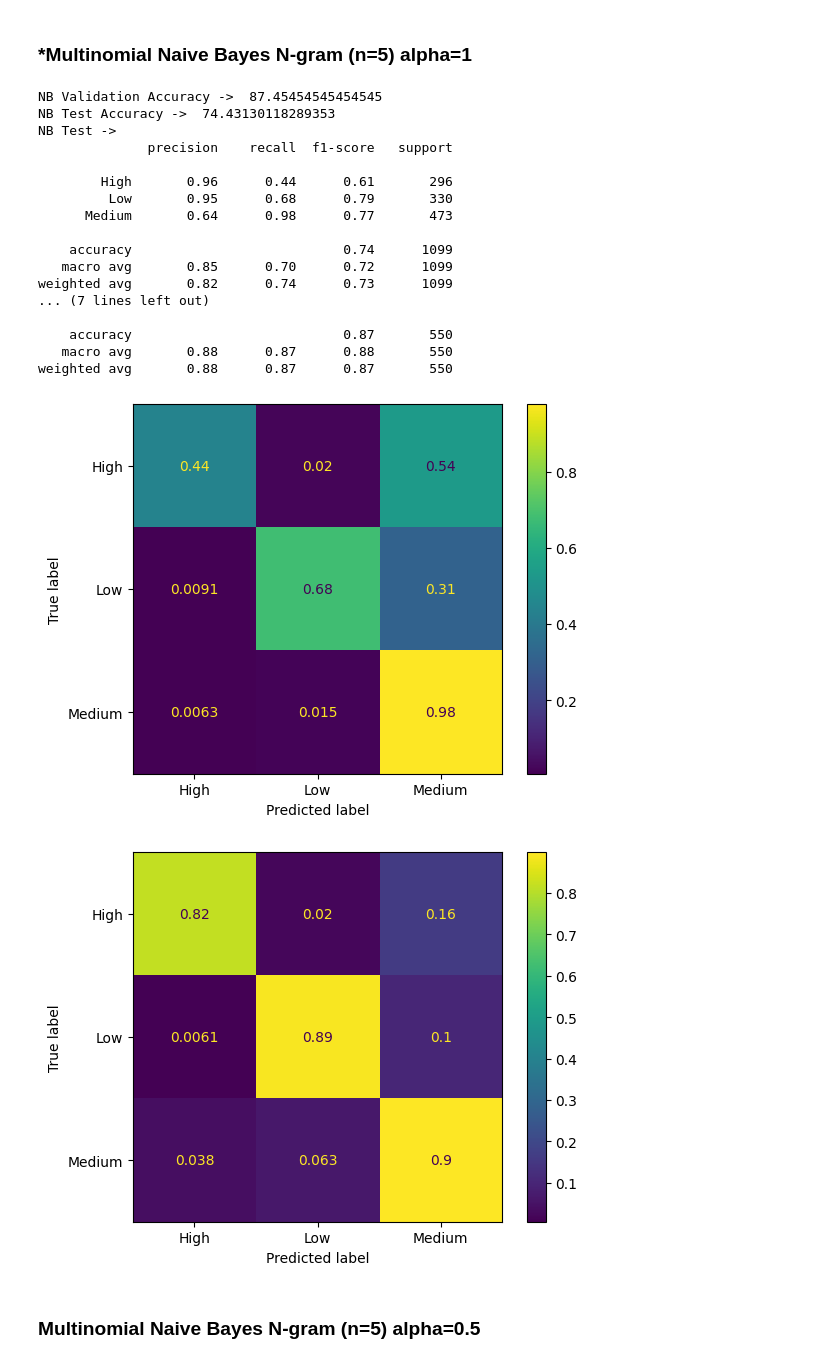
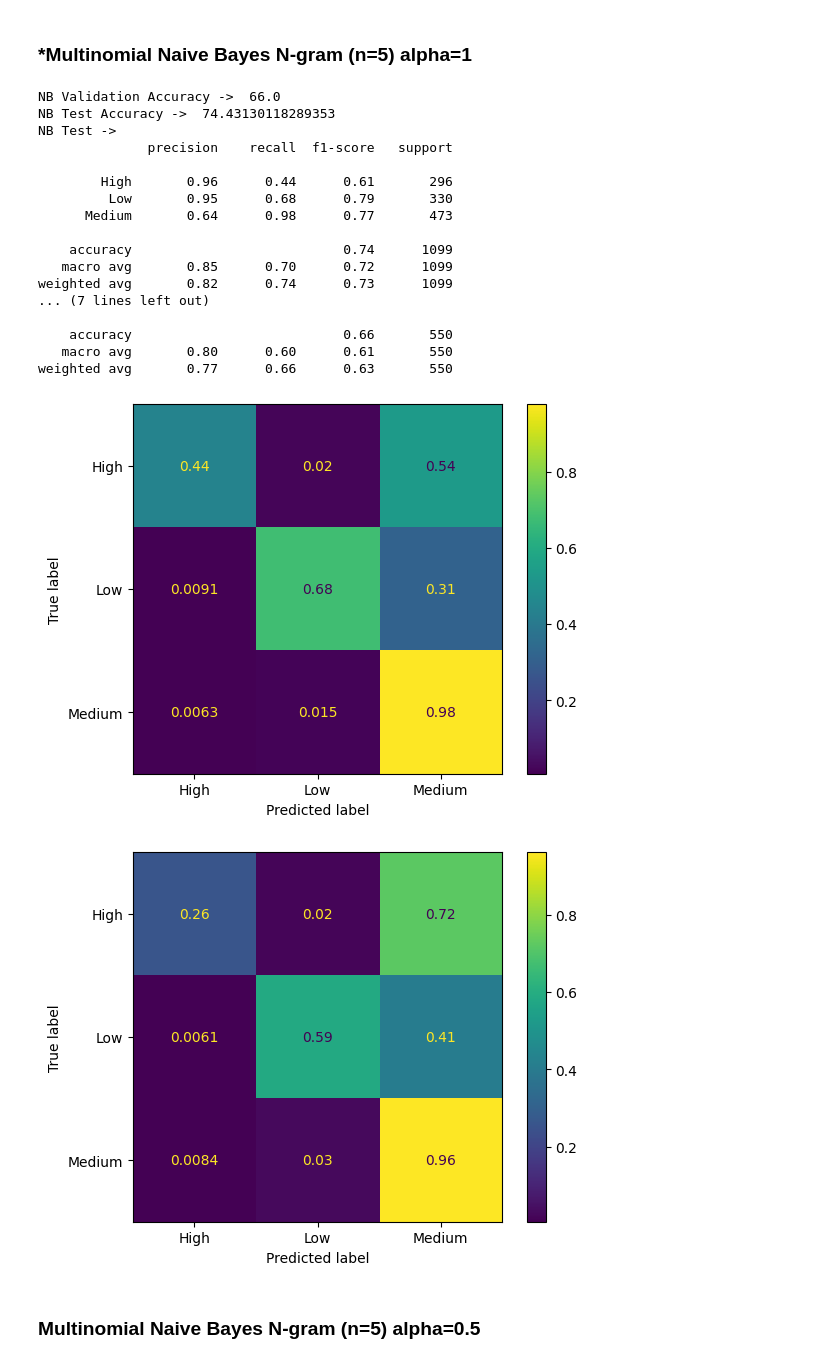
Before and after one commit to shanushka/salary-pred, a Jupyter notebook: LR__Naive_Bayes.ipynb, the cells around one changed output. Drawn from its saved outputs; the diff is of its cells as text; code cells hidden in the pictures.

Commit message:
Naive Bayes for validation and test sets.

```diff
--- a/LR__Naive_Bayes.ipynb
+++ b/LR__Naive_Bayes.ipynb
@@ -280,7 +280,7 @@ from sklearn.pipeline import Pipeline
 nb = MultinomialNB(alpha=1, fit_prior=True)
 nb.fit(train_X_tfidf,y_train)
 nb_pred = nb.predict(test_X_tfidf)
-nbv1_pred = lr.predict(val_X_tfidf)
+nbv1_pred = nb.predict(val_X_tfidf)
 
 print("NB Validation Accuracy -> ",accuracy_score(nbv1_pred, val_Y)*100)
 print("NB Test Accuracy -> ",accuracy_score(nb_pred, y_test)*100)
@@ -288,38 +288,38 @@ print("NB Test Accuracy -> ",accuracy_score(nb_pred, y_test)*100)
 print("NB Test -> ")
 print(classification_report(y_test, nb_pred))
 print("NB Validation -> ")
 print(classification_report(val_Y, nbv1_pred))
 
 nb_cm = confusion_matrix(y_test, nb_pred, normalize="true")
 nbv_cm = confusion_matrix(val_Y, nbv1_pred, normalize="true")
 
 display = ConfusionMatrixDisplay(confusion_matrix=nb_cm, display_labels=nb.classes_)
 display.plot()
 plt.show()
 
 display = ConfusionMatrixDisplay(confusion_matrix=nbv_cm, display_labels=nb.classes_)
 display.plot()
 plt.show()
 # %% [output]
-NB Validation Accuracy ->  87.45454545454545
+NB Validation Accuracy ->  66.0
 NB Test Accuracy ->  74.43130118289353
 NB Test ->
               precision    recall  f1-score   support
 
         High       0.96      0.44      0.61       296
          Low       0.95      0.68      0.79       330
       Medium       0.64      0.98      0.77       473
 
     accuracy                           0.74      1099
    macro avg       0.85      0.70      0.72      1099
 weighted avg       0.82      0.74      0.73      1099
 ... (7 lines left out)
 
-    accuracy                           0.87       550
-   macro avg       0.88      0.87      0.88       550
-weighted avg       0.88      0.87      0.87       550
+    accuracy                           0.66       550
+   macro avg       0.80      0.60      0.61       550
+weighted avg       0.77      0.66      0.63       550
 [figure]
-[figure, old version]
+[figure, new version]
 # %% [markdown]
 ### **Multinomial Naive Bayes N-gram (n=5) alpha=0.5**
 # %%
```
Also changed, not shown: parts of 4 cells of this notebook, 3 other files.
